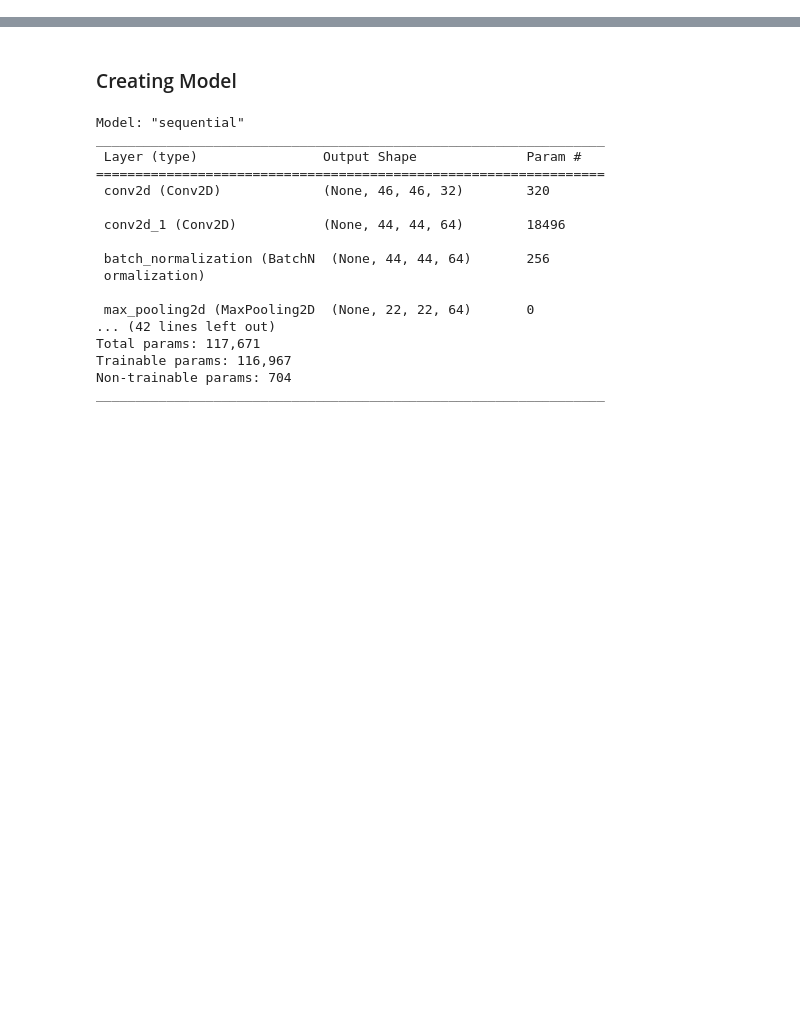
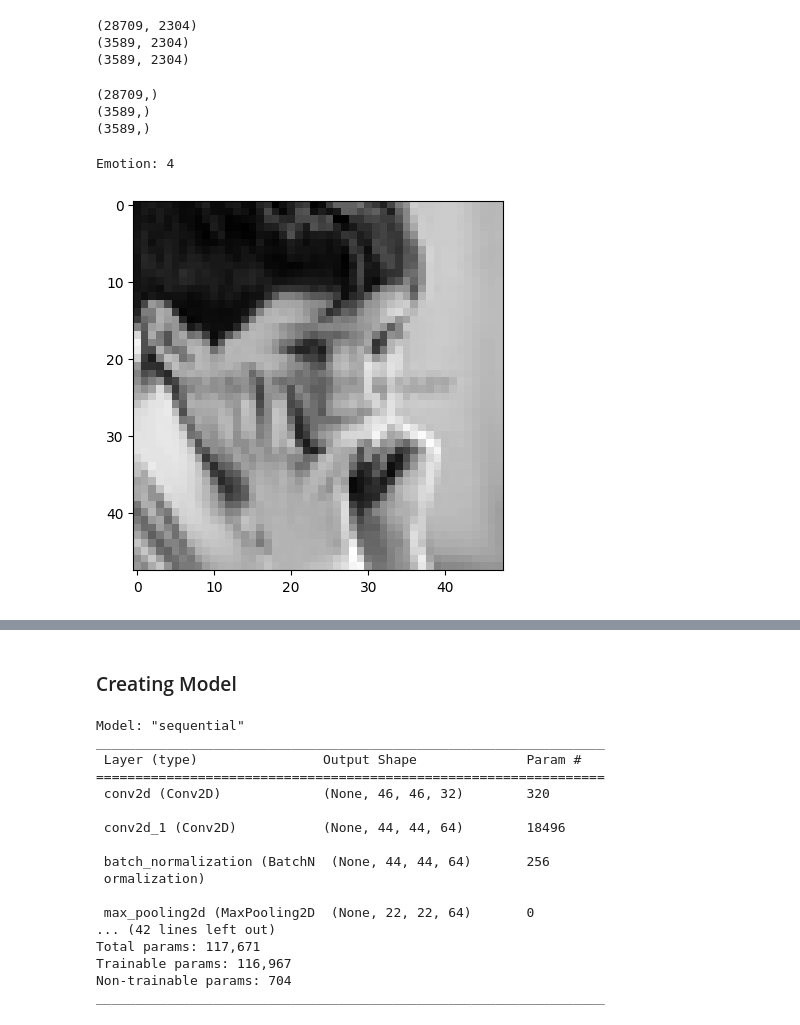
Before and after one commit to emirhanlatif/Emotion_detection, a Jupyter notebook: emotion_detection.ipynb, the cells around one changed output, grey strips where cells are left out. Drawn from its saved outputs; the diff is of its cells as text; code cells hidden in the pictures; blank space fills up the shorter version.

```diff
--- a/emotion_detection.ipynb
+++ b/emotion_detection.ipynb
@@ -85,0 +64,4 @@ print(train_generator.class_indices)
+# %%
+training = df[(df[' Usage']=='Training')]
+validation = df[(df[' Usage']=='PrivateTest')]
+test = df[(df[' Usage']== 'PublicTest')]
@@ -85,0 +100,9 @@ print(train_generator.class_indices)
+# %%
+train_pixels = list(training[' pixels'].str.split(' '))
+train_images = np.array(train_pixels, dtype=np.float)
+
+val_pixels = list(validation[' pixels'].str.split(' '))
+val_images = np.array(val_pixels, dtype=np.float)
+
+test_pixels = list(test[' pixels'].str.split(' '))
+test_images = np.array(test_pixels, dtype=np.float)
@@ -85,0 +116,30 @@ print(train_generator.class_indices)
+# %%
+print(train_images.shape)
+print(val_images.shape)
+print(test_images.shape)
+# %% [output]
+(28709, 2304)
+(3589, 2304)
+(3589, 2304)
+# %%
+y_train = training['emotion']
+y_val = validation['emotion']
+y_test = test['emotion']
+# %%
+print(y_train.shape)
+print(y_val.shape)
+print(y_test.shape)
+# %% [output]
+(28709,)
+(3589,)
+(3589,)
+# %%
+def show(index):
+    show_image = train_images[index].reshape(48,48)
+    plt.imshow(show_image,cmap='gray')
+    print('Emotion:',y_train[index])
+# %%
+show(3)
+# %% [output]
+Emotion: 4
+[figure, added]
```
Also changed, not shown: parts of 50 cells of this notebook.
